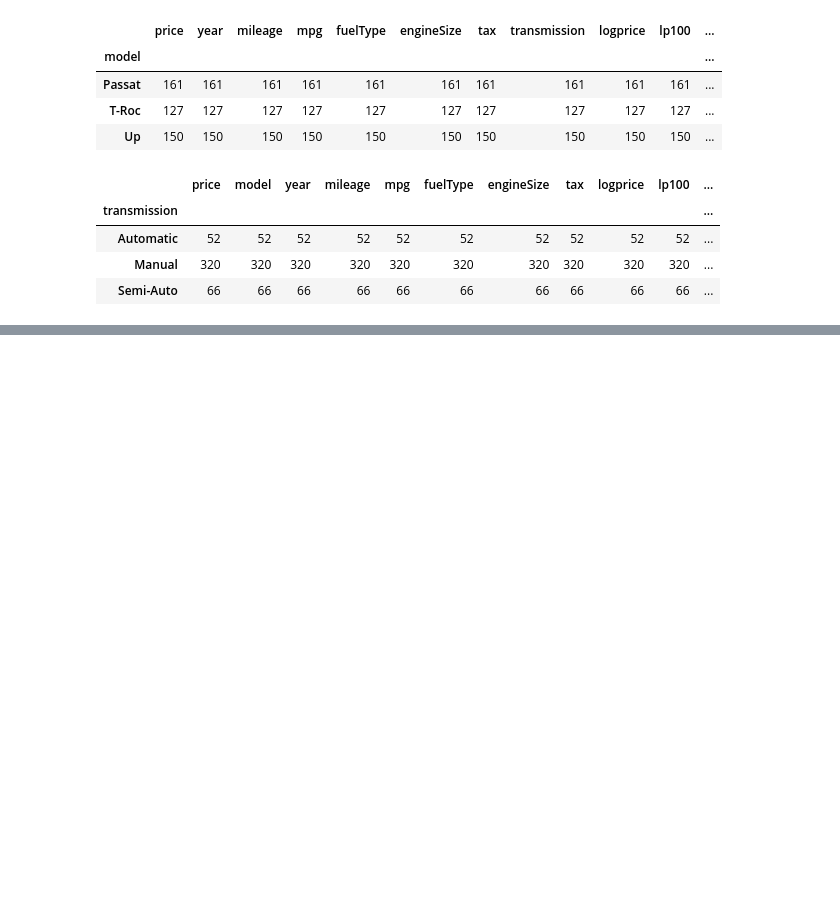
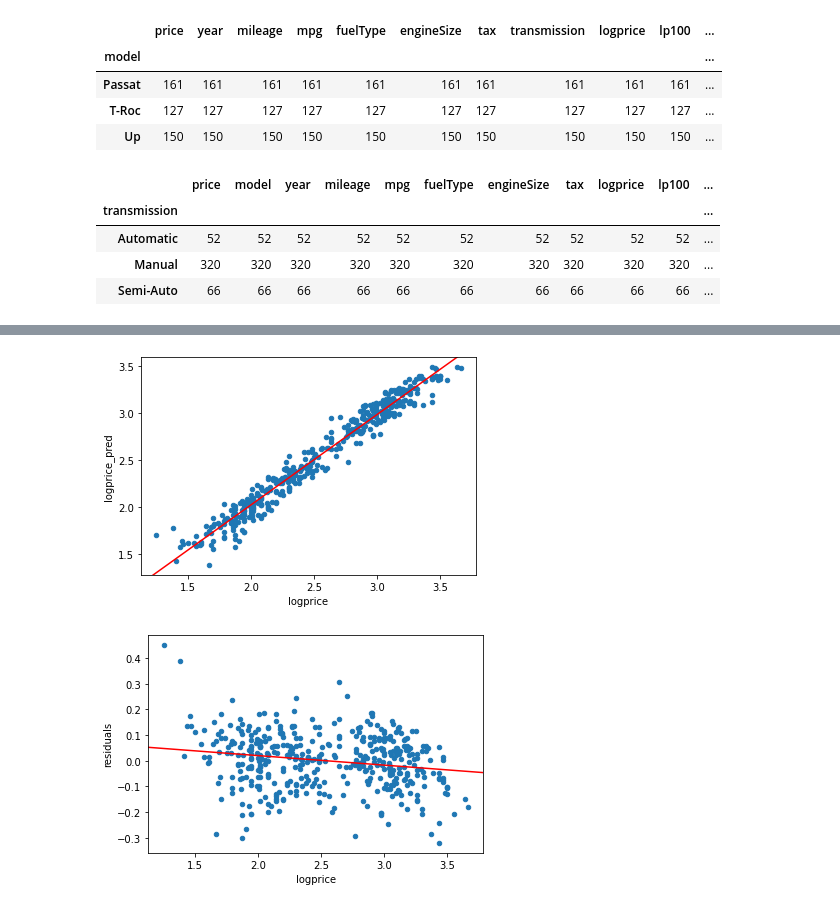
Before and after one commit to tadeohepperle/introductory-case-studies-project3, a Jupyter notebook: main.ipynb, the cells around one changed output, grey strips where cells are left out. Cells and saved outputs as stored; diff of their text form; code cells hidden in the pictures; blank space fills up the shorter version.

```diff
--- a/main.ipynb
+++ b/main.ipynb
@@ -217,8 +260,8 @@ print(models)
 # %%
 # select best model for each number of predictors:
-bestmodelsBIC = [None]*6
-bestmodelsAIC =  [None]*6
-for i in range(1,6):
+bestmodelsBIC = [None]*9
+bestmodelsAIC =  [None]*9
+for i in range(1,9):
     imodels = list(filter(lambda m: m["i"] == i,models))
     bicmin = 100000000000
     aicmin = 100000000000
@@ -234,21 +277,3 @@ print("Models suggested by AIC")
 print([m["AIC"] if m != None else "" for m in bestmodelsAIC])
 print("Models suggested by BIC")
 print([m["BIC"] if m != None else "" for m in bestmodelsBIC])
-
-# as expected both AIC and BIC give the same models for each number of predictors.
-# they are:
-
-"""
-
-AICS: ['', 358.5234128593049, 58.46063583089153, -25.641701463431446, -48.1132671600119, -53.914542564533576]
-BICS: ['', 366.6878506800578, 70.70729256202087, -9.31282582192566, -27.70217260812967, -29.4212291022749]
-
-logprice ~ age
-logprice ~ age + engineSize
-logprice ~ age + engineSize + mileage
-logprice ~ age + engineSize + mileage + lp100
-logprice ~ age + engineSize + mileage + lp100 + tax
-
-"""
-
-# best model is the model with the 3 predictors, according to AIC and BIC
@@ -255,8 +305,8 @@ logprice ~ age + engineSize + mileage + lp100 + tax
 # %%
 # best model:
 
-model = ols("logprice ~ age + engineSize + mileage", df)
-modelfit = model.fit()
+modelresults = bestmodelsBIC[6]["model"]
+
 
 """
 model parameters:
@@ -268,4 +318,4 @@ mileage	        -0.0061	0.001	-9.710	0.000	-0.007	-0.005
 
 """
 
-print(modelfit.summary())
+print(modelresults.summary())
@@ -272,21 +340,24 @@ print(modelfit.summary())
 # %%
 from statsmodels.graphics.regressionplots import abline_plot
 # prediction plot
 y = df["logprice"]
-df["logprice_pred"] = modelfit.predict(df)
+df["logprice_pred"] = modelresults.predict(df)
 df["residuals"] = df["logprice_pred"] - df["logprice"]
 # scatter-plot regression
 ax = df.plot(x='logprice', y='logprice_pred', kind='scatter')
 abline_plot(model_results=ols("logprice_pred ~ logprice", df).fit(), ax=ax, color="red")
 plt.show()
 
 # scatter-plot residuals
 
 ax = df.plot(x='logprice', y='residuals', kind='scatter')
 abline_plot(model_results=ols("residuals ~ logprice", df).fit(), ax=ax, color="red")
 plt.show()
 
 # residuals sum up to 0 but are not uncorrelated with logprice. Therefore no good model fit yet.
+# %% [output]
+[figure, added]
+[figure, added]
 # %%
 # qq plot with normal distribution:
 linelimit = 3
```
Also changed, not shown: parts of 13 cells of this notebook, 16 other files.
